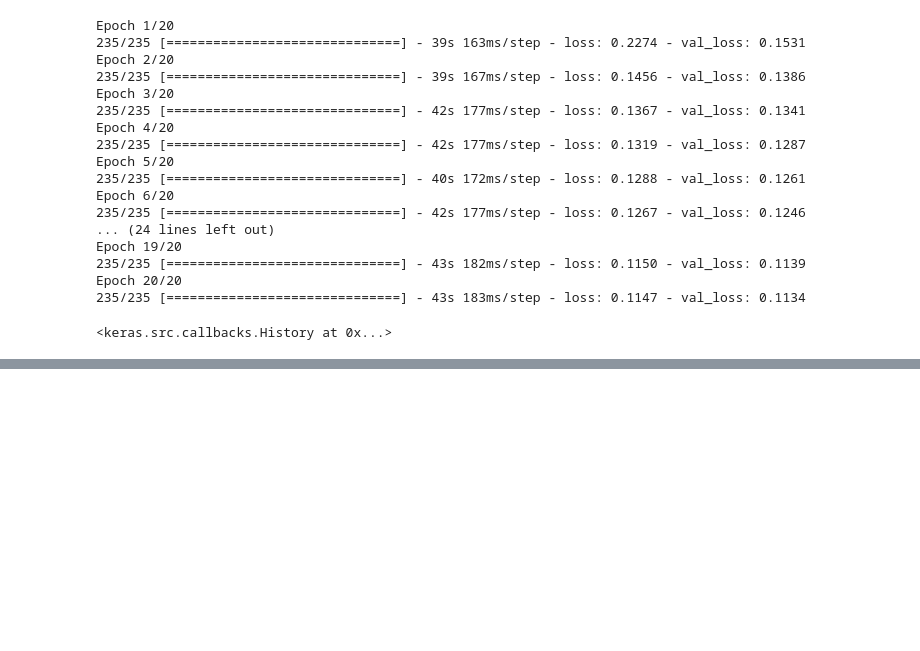
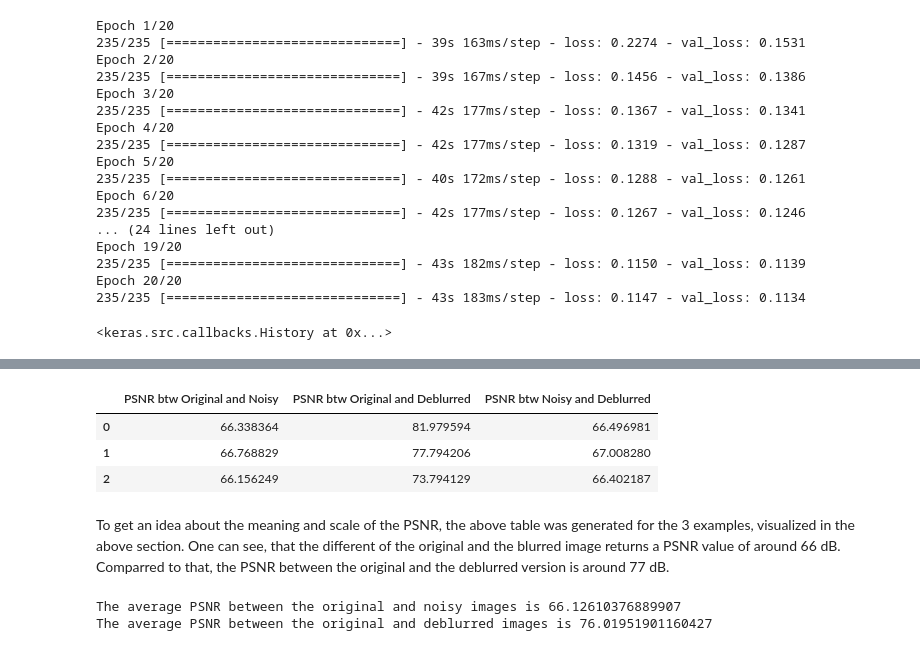
Before and after one commit to izsom/MachineLearning23ws, a Jupyter notebook: Exercise3/code/CNN_Autoencoder.ipynb, the cells around one changed output, grey strips where cells are left out. Cells and saved outputs as stored; diff of their text form; code cells hidden in the pictures; blank space fills up the shorter version.

```diff
--- a/Exercise3/code/CNN_Autoencoder.ipynb
+++ b/Exercise3/code/CNN_Autoencoder.ipynb
@@ -147,0 +206,28 @@ plt.show()
+# %%
+def PSNR(original, predicted):
+    mse = np.mean((original - predicted) ** 2)
+    if mse == 0:
+        return 100
+    max_pixel = original.shape[0]*original.shape[1]
+    psnr = 20 * log10(max_pixel / sqrt(mse))
+    return psnr
+# %%
+psnr_df = pd.DataFrame({
+    'PSNR btw Original and Noisy' : [PSNR(x_test[i].reshape(28,28), x_test_noisy[i].reshape(28,28)) for i in index],
+    'PSNR btw Original and Deblurred' : [PSNR(x_test[i].reshape(28,28), pred[i].reshape(28,28)) for i in index],
+    'PSNR btw Noisy and Deblurred' : [PSNR(x_test_noisy[i].reshape(28,28), pred[i].reshape(28,28)) for i in index]})
+psnr_df
+# %% [output]
+|  | PSNR btw Original and Noisy | PSNR btw Original and Deblurred | PSNR btw Noisy and Deblurred |
+| 0 | 66.338364 | 81.979594 | 66.496981 |
+| 1 | 66.768829 | 77.794206 | 67.008280 |
+| 2 | 66.156249 | 73.794129 | 66.402187 |
+# %% [markdown]
+To get an idea about the meaning and scale of the PSNR, the above table was generated for the 3 examples, visualized in the above section. One can see, that the different of the original and the blurred image returns a PSNR value of around 66 dB.
+Comparred to that, the PSNR between the original and the deblurred version is around 77 dB.
+# %%
+print(f"The average PSNR between the original and noisy images is {np.array([PSNR(x_test[i].reshape(28,28), x_test_noisy[i].reshape(28,28)) for i in range(len(pred))]).mean()}")
+print(f"The average PSNR between the original and deblurred images is {np.array([PSNR(x_test[i].reshape(28,28), pred[i].reshape(28,28)) for i in range(len(pred))]).mean()}")
+# %% [output]
+The average PSNR between the original and noisy images is 66.12610376889907
+The average PSNR between the original and deblurred images is 76.01951901160427
```
Also changed, not shown: parts of 11 cells of this notebook.
